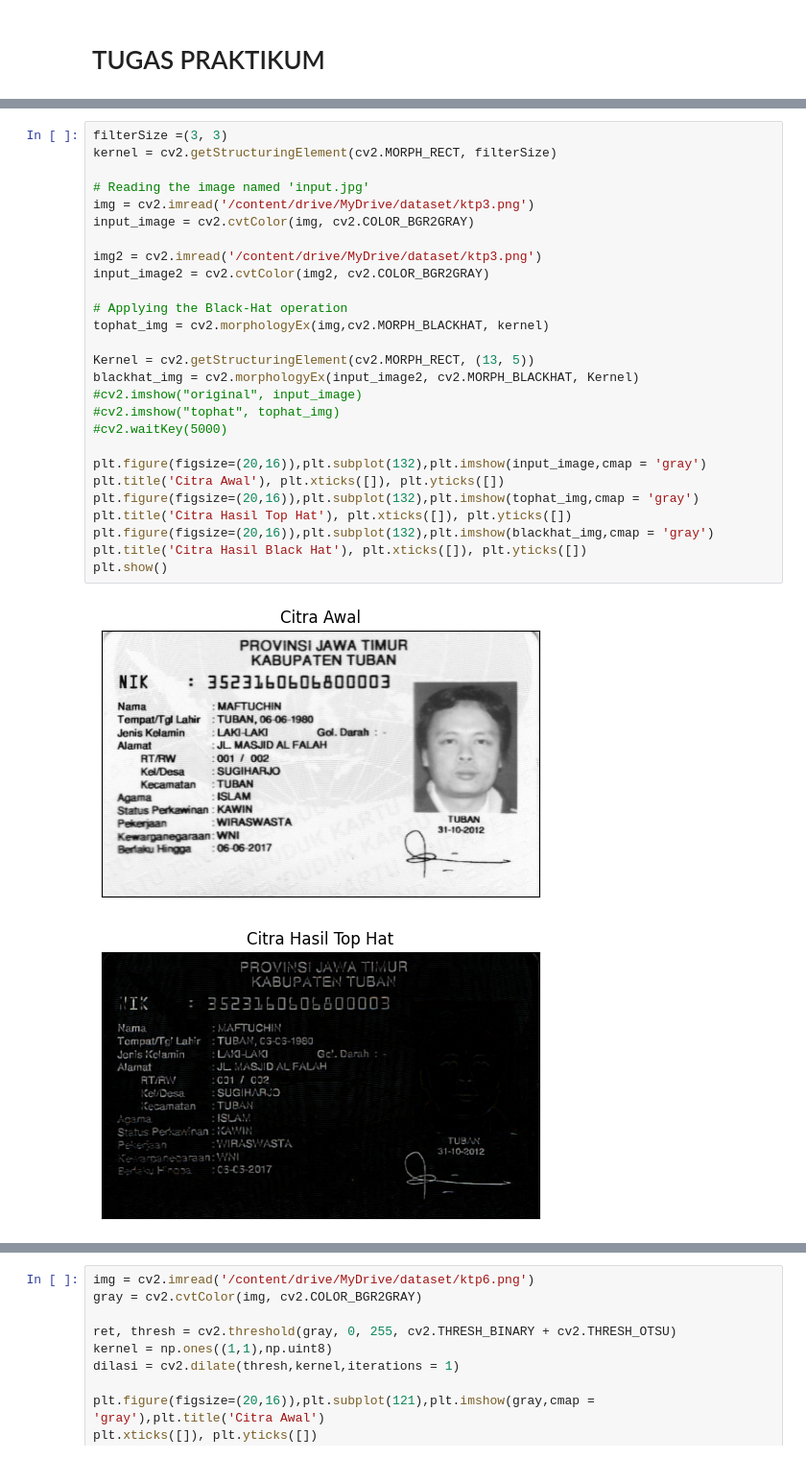
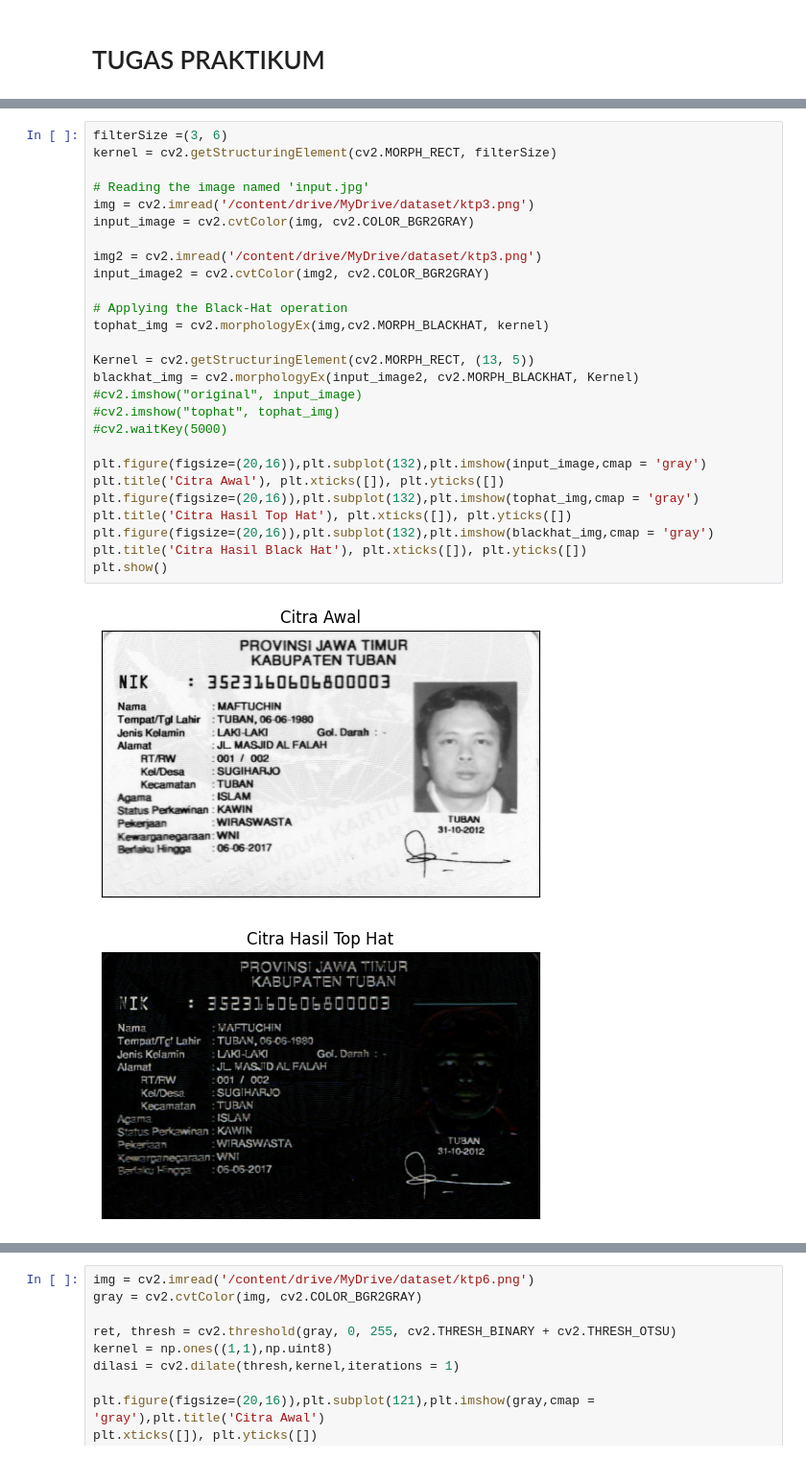
Before and after one commit to AzisilhamK463/PCVK_2023, a Jupyter notebook: week8.ipynb, the cells around one changed output, grey strips where cells are left out. Shown at 96% size. Drawn from its saved outputs; the diff is of its cells as text.

```diff
--- a/week8.ipynb
+++ b/week8.ipynb
@@ -558,33 +558,33 @@ SE = Rectangle 5x7
 # %%
-filterSize =(3, 3)
+filterSize =(3, 6)
 kernel = cv2.getStructuringElement(cv2.MORPH_RECT, filterSize)
 
 # Reading the image named 'input.jpg'
 img = cv2.imread('/content/drive/MyDrive/dataset/ktp3.png')
 input_image = cv2.cvtColor(img, cv2.COLOR_BGR2GRAY)
 
 img2 = cv2.imread('/content/drive/MyDrive/dataset/ktp3.png')
 input_image2 = cv2.cvtColor(img2, cv2.COLOR_BGR2GRAY)
 
 # Applying the Black-Hat operation
 tophat_img = cv2.morphologyEx(img,cv2.MORPH_BLACKHAT, kernel)
 
 Kernel = cv2.getStructuringElement(cv2.MORPH_RECT, (13, 5))
 blackhat_img = cv2.morphologyEx(input_image2, cv2.MORPH_BLACKHAT, Kernel)
 #cv2.imshow("original", input_image)
 #cv2.imshow("tophat", tophat_img)
 #cv2.waitKey(5000)
 
 plt.figure(figsize=(20,16)),plt.subplot(132),plt.imshow(input_image,cmap = 'gray')
 plt.title('Citra Awal'), plt.xticks([]), plt.yticks([])
 plt.figure(figsize=(20,16)),plt.subplot(132),plt.imshow(tophat_img,cmap = 'gray')
 plt.title('Citra Hasil Top Hat'), plt.xticks([]), plt.yticks([])
 plt.figure(figsize=(20,16)),plt.subplot(132),plt.imshow(blackhat_img,cmap = 'gray')
 plt.title('Citra Hasil Black Hat'), plt.xticks([]), plt.yticks([])
 plt.show()
 # %% [output]
 [figure]
-[figure, old version]
+[figure, new version]
 [figure]
 # %%
 img = cv2.imread('/content/drive/MyDrive/dataset/ktp6.png')
```
Also changed, not shown: parts of 1 cell of this notebook.
